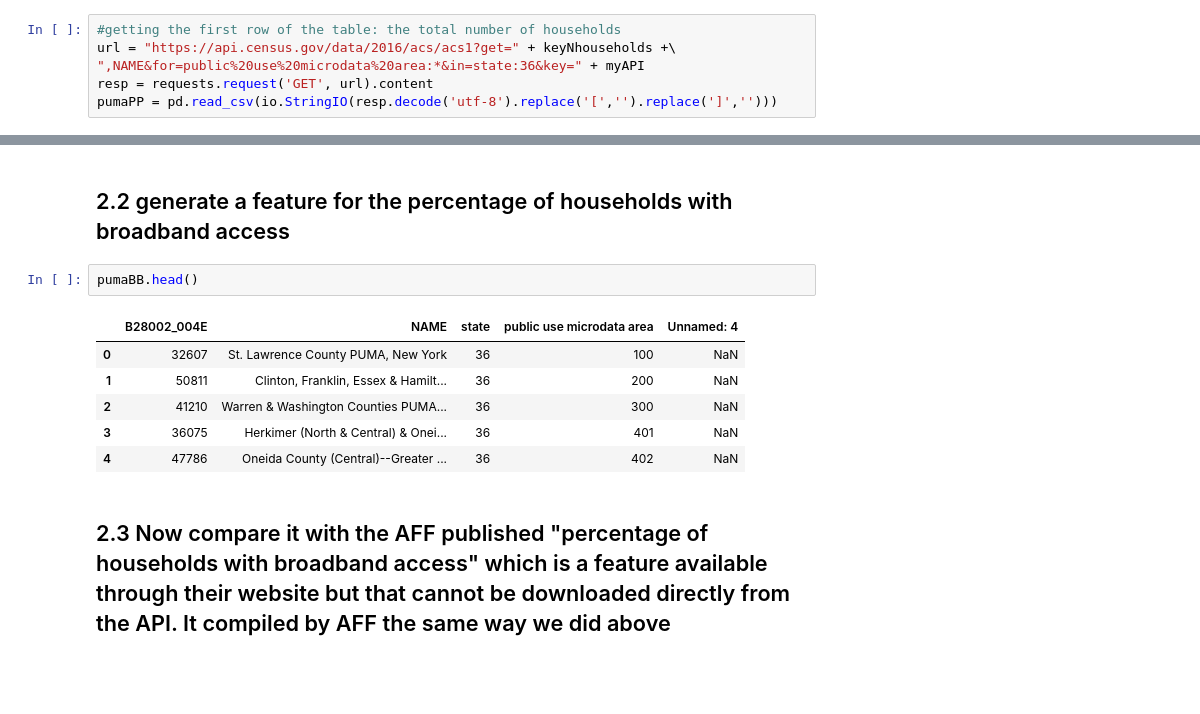
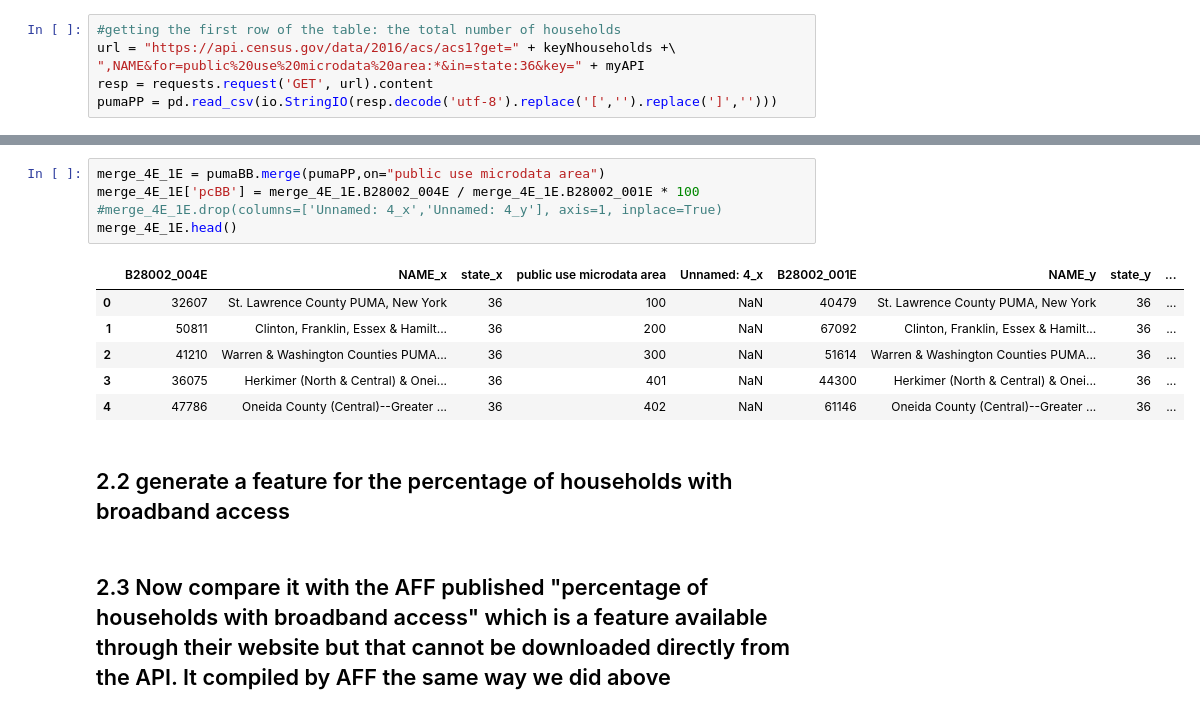
Before and after one commit to jinalklaulitz/PUI2018_msm796, a Jupyter notebook: HW7_msm796/assignment1_msm796.ipynb, the cells around one changed output, grey strips where cells are left out. Drawn from its saved outputs; the diff is of its cells as text; blank space fills up the shorter version.

```diff
--- a/HW7_msm796/assignment1_msm796.ipynb
+++ b/HW7_msm796/assignment1_msm796.ipynb
@@ -256,14 +259,17 @@ pumaPP.head()
+# %%
+merge_4E_1E = pumaBB.merge(pumaPP,on="public use microdata area")
+merge_4E_1E['pcBB'] = merge_4E_1E.B28002_004E / merge_4E_1E.B28002_001E * 100
+#merge_4E_1E.drop(columns=['Unnamed: 4_x','Unnamed: 4_y'], axis=1, inplace=True)
+merge_4E_1E.head()
+# %% [output]
+|  | B28002_004E | NAME_x | state_x | public use microdata area | Unnamed: 4_x | B28002_001E | NAME_y | state_y | ... |
+| 0 | 32607 | St. Lawrence County PUMA, New York | 36 | 100 | NaN | 40479 | St. Lawrence County PUMA, New York | 36 | ... |
+| 1 | 50811 | Clinton, Franklin, Essex & Hamilt... | 36 | 200 | NaN | 67092 | Clinton, Franklin, Essex & Hamilt... | 36 | ... |
+| 2 | 41210 | Warren & Washington Counties PUMA... | 36 | 300 | NaN | 51614 | Warren & Washington Counties PUMA... | 36 | ... |
+| 3 | 36075 | Herkimer (North & Central) & Onei... | 36 | 401 | NaN | 44300 | Herkimer (North & Central) & Onei... | 36 | ... |
+| 4 | 47786 | Oneida County (Central)--Greater ... | 36 | 402 | NaN | 61146 | Oneida County (Central)--Greater ... | 36 | ... |
 # %% [markdown]
 ## 2.2 generate a feature for the percentage of households with broadband access
-# %%
-pumaBB.head()
-# %% [output]
-|  | B28002_004E | NAME | state | public use microdata area | Unnamed: 4 |
-| 0 | 32607 | St. Lawrence County PUMA, New York | 36 | 100 | NaN |
-| 1 | 50811 | Clinton, Franklin, Essex & Hamilt... | 36 | 200 | NaN |
-| 2 | 41210 | Warren & Washington Counties PUMA... | 36 | 300 | NaN |
-| 3 | 36075 | Herkimer (North & Central) & Onei... | 36 | 401 | NaN |
-| 4 | 47786 | Oneida County (Central)--Greater ... | 36 | 402 | NaN |
 # %% [markdown]
 ## 2.3 Now compare it with the AFF published "percentage of households with broadband access" which is a feature available through their website but that cannot be downloaded directly from the API. It compiled by AFF the same way we did above
 # %% [markdown]
```
Also changed, not shown: parts of 9 cells of this notebook.
